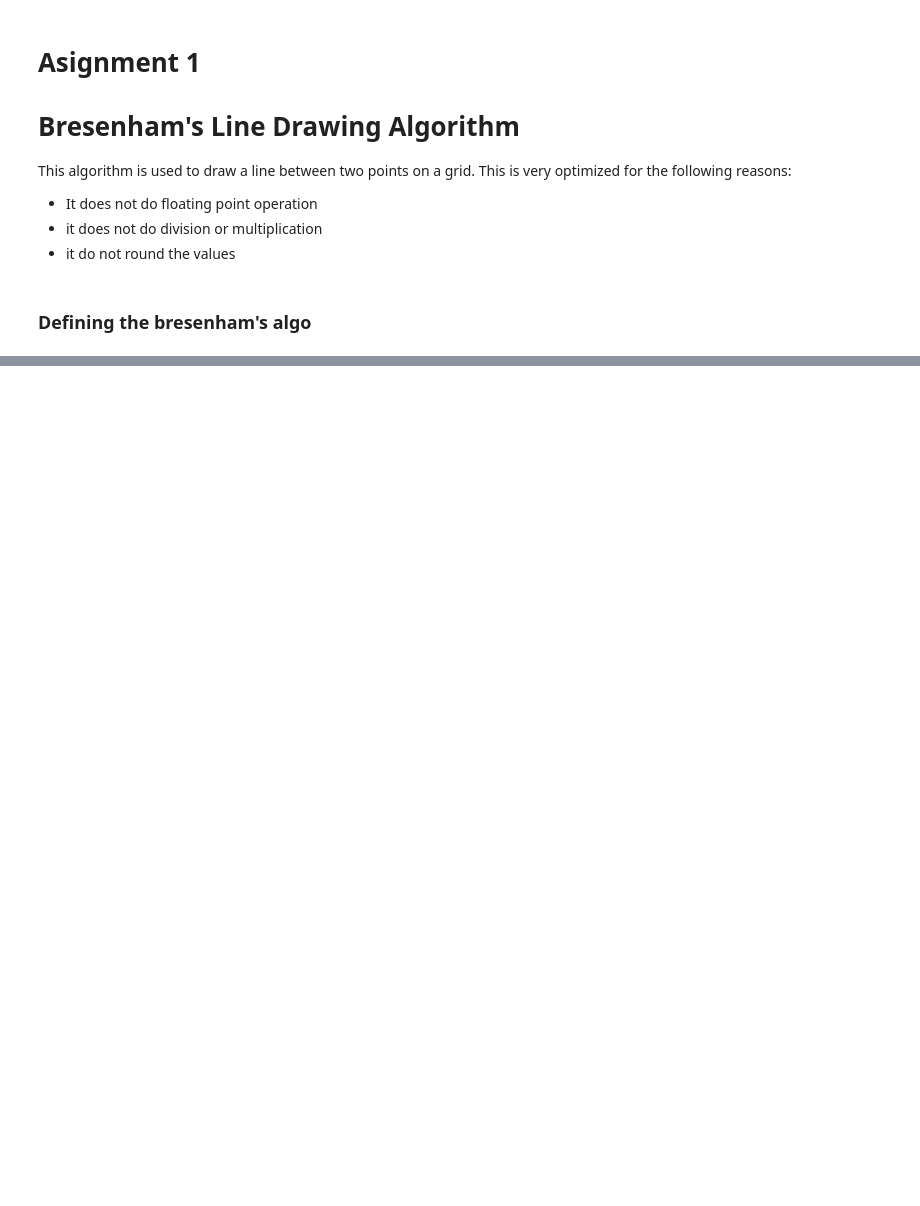
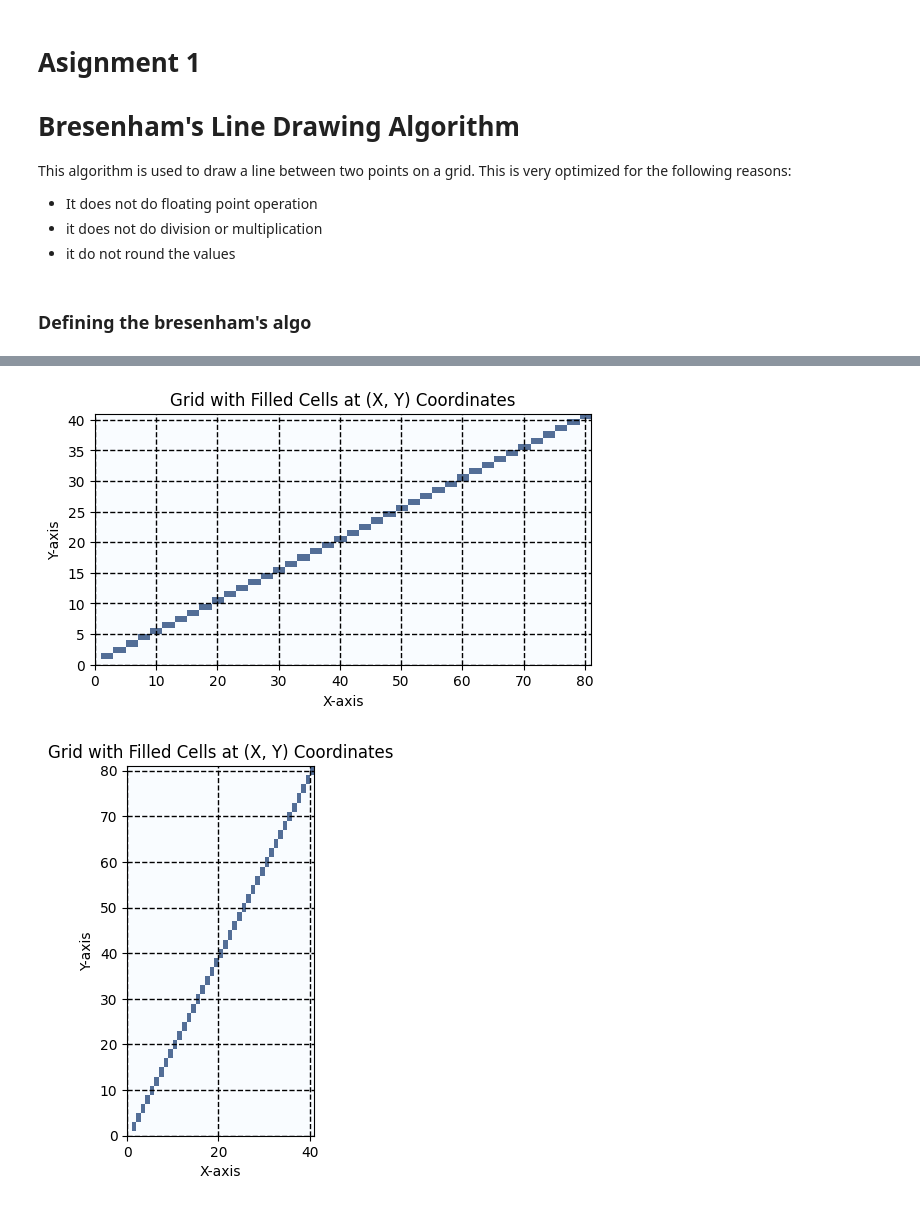
Before and after one commit to codermehraj/Computer-Graphics-and-Image-Processing-Lab, a Jupyter notebook: Bresenham's Line Drawing Algorithm/bresenham.ipynb, the cells around one changed output, grey strips where cells are left out. Drawn from its saved outputs; the diff is of its cells as text; code cells hidden in the pictures; blank space fills up the shorter version.

```diff
--- a/Bresenham's Line Drawing Algorithm/bresenham.ipynb
+++ b/Bresenham's Line Drawing Algorithm/bresenham.ipynb
@@ -80,0 +159,6 @@ br_line = bresenhams_line(2, 3, 100, 80)
+# %%
+br_line = bresenhams_line(1, 1, 80, 40)
+br_line = bresenhams_line(1, 1, 40, 80)
+# %% [output]
+[figure, added]
+[figure, added]
```
Also changed, not shown: parts of 5 cells of this notebook.
